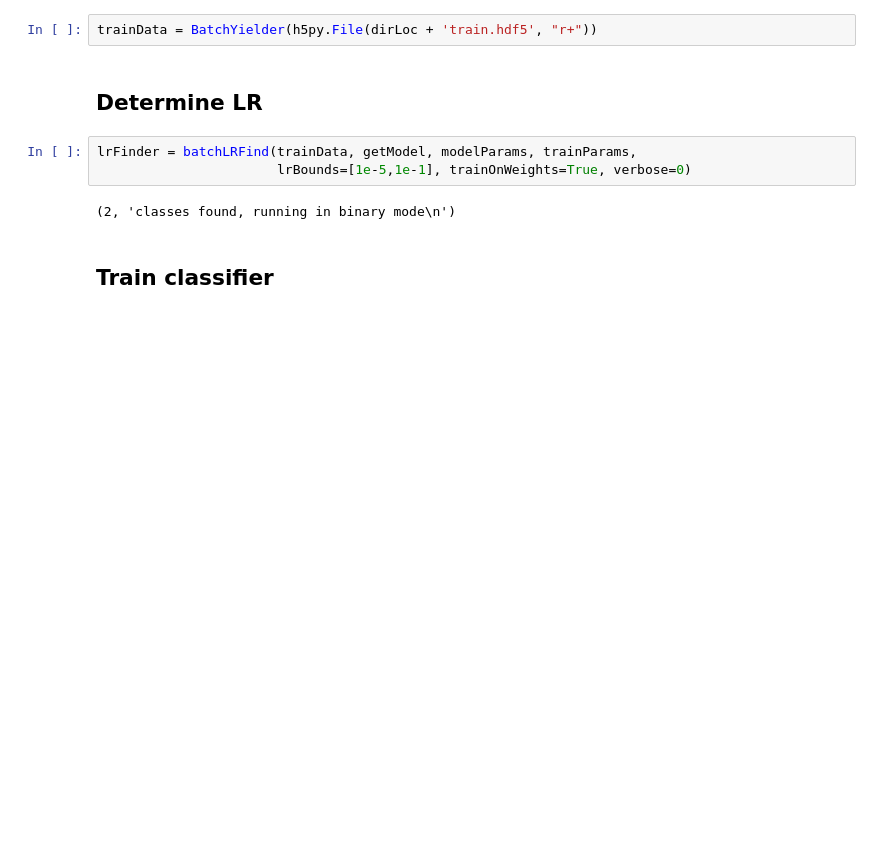
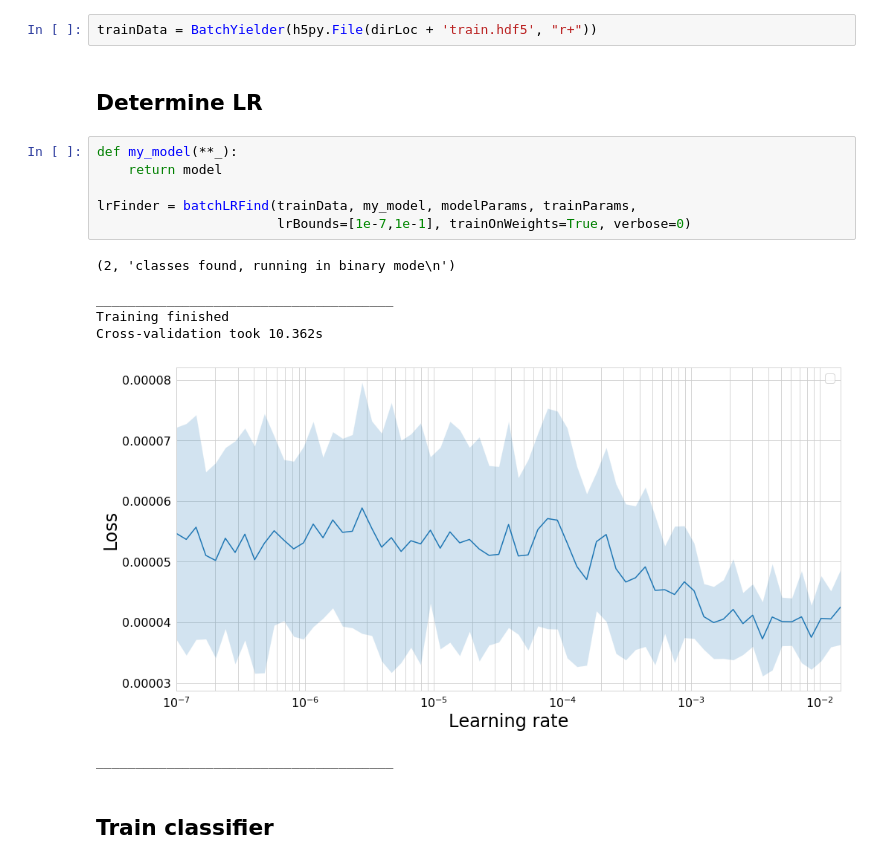
Before and after one commit to telenz/QCHS-2018, a Jupyter notebook: Notebooks/1_2_Model_Baseline-ReLU-CLR-AsimovLoss.ipynb, the cells around one changed output. Drawn from its saved outputs; the diff is of its cells as text; blank space fills up the shorter version.

Commit message:
towards weights as extra arg in loss function

```diff
--- a/Notebooks/1_2_Model_Baseline-ReLU-CLR-AsimovLoss.ipynb
+++ b/Notebooks/1_2_Model_Baseline-ReLU-CLR-AsimovLoss.ipynb
@@ -48,10 +64,19 @@ trainData = BatchYielder(h5py.File(dirLoc + 'train.hdf5', "r+"))
 # %% [markdown]
 ## Determine LR
 # %%
-lrFinder = batchLRFind(trainData, getModel, modelParams, trainParams,
-                       lrBounds=[1e-5,1e-1], trainOnWeights=True, verbose=0)
+def my_model(**_):
+    return model
+
+lrFinder = batchLRFind(trainData, my_model, modelParams, trainParams,
+                       lrBounds=[1e-7,1e-1], trainOnWeights=True, verbose=0)
 # %% [output]
 (2, 'classes found, running in binary mode\n')
+
+______________________________________
+Training finished
+Cross-validation took 10.362s
+[figure, added]
+______________________________________
 # %% [markdown]
 ## Train classifier
 # %% [markdown]
```
Also changed, not shown: parts of 20 cells of this notebook, 2 other files.
